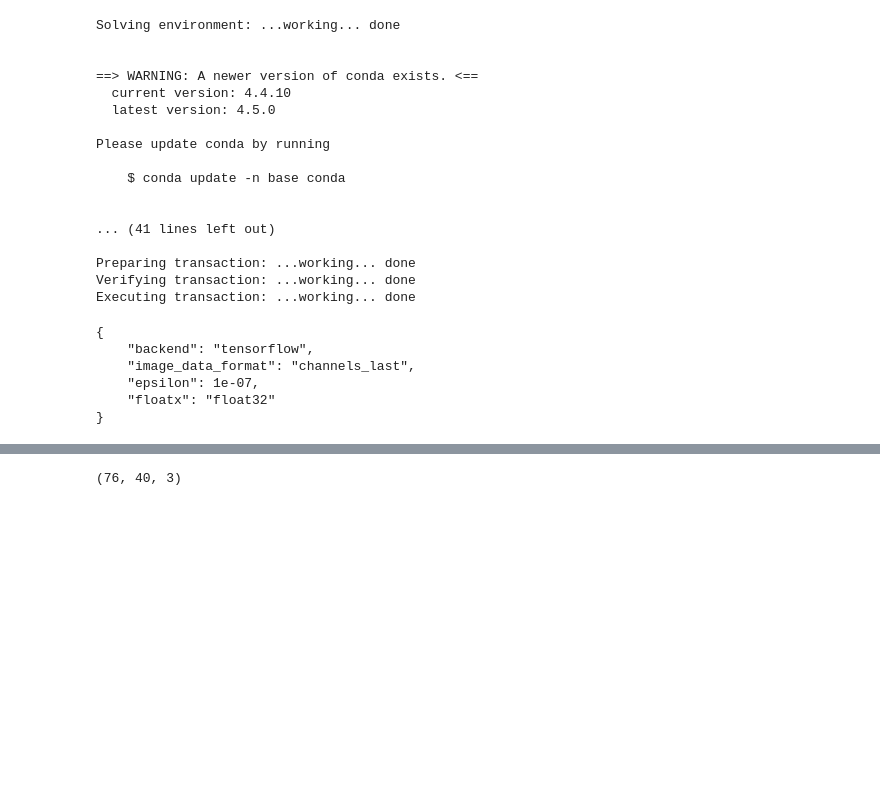
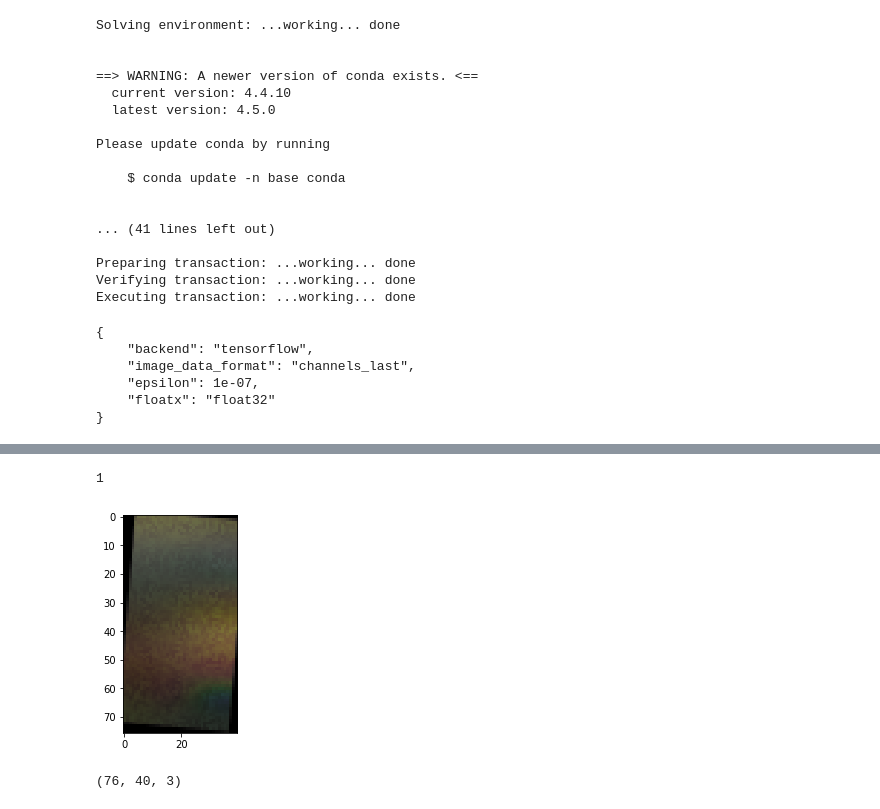
Before and after one commit to Abdilaziz/TL_training, a Jupyter notebook: TL_classifier/initial_classifier.ipynb, the cells around one changed output, grey strips where cells are left out. Drawn from its saved outputs; the diff is of its cells as text; code cells hidden in the pictures; blank space fills up the shorter version.

Commit message:
Adds balancing of dataset with image augmentation

```diff
--- a/TL_classifier/initial_classifier.ipynb
+++ b/TL_classifier/initial_classifier.ipynb
@@ -109,3 +175,49 @@ assert x_train.shape[1:] == x_validation.shape[1:]
+# %%
+def translate_imgs(X_imgs):
+    translated_imgs = []
+    rows, cols, _ = X_imgs[0].shape
+
+    for X_img in X_imgs:
+        M = np.float32([[1, 0, np.random.randint(-5,5)], [0, 1, np.random.randint(-5,5)]])
+        translated_imgs.append(cv2.warpAffine(X_img, M, (cols, rows)))
+    translated_imgs = np.array(translated_imgs, dtype=np.float32)
+    return translated_imgs
+
+def rotate_imgs(X_imgs):
+    rotated_imgs = []
+    rows, cols, _ = X_imgs[0].shape
+
+    for X_img in X_imgs:
+        M = cv2.getRotationMatrix2D((cols/2,rows/2), np.random.randint(-15, 15), 1)
+        rotated_imgs.append(cv2.warpAffine(X_img, M, (cols, rows)))
+    rotated_imgs = np.array(rotated_imgs, dtype=np.float32)
+    return rotated_imgs
+# %%
+def augment_data(X_imgs, label, target_amount=5000):
+    np.random.seed(seed=42)
+    x_mod = []
+    y_mod = []
+    for col in [RED, GREEN, YELLOW]:
+        aug_idx = np.random.choice(range(X_imgs[label==col].shape[0]), target_amount)
+        col_mod = add_gaussian_noise(X_imgs[label==col][aug_idx])
+        col_mod = translate_imgs(col_mod)
+        x_mod.append(rotate_imgs(col_mod))
+        y_mod.append(np.full(target_amount, col))
+
+    x_mod = np.concatenate(x_mod)
+    y_mod = np.concatenate(y_mod)
+
+    return x_mod, y_mod
+
+x_mod, y_mod = augment_data(x, y)
+x_norm_mod, y_norm_mod = augment_data(x_norm, y)
+# %%
+idx =13000
+plt.imshow(hsv_to_rgb(x_mod[idx]))
+y_mod[idx]
+# %% [output]
+1
+[figure, added]
 # %%
 x_train.shape[1:]
 # %% [output]
```
Also changed, not shown: parts of 15 cells of this notebook.
